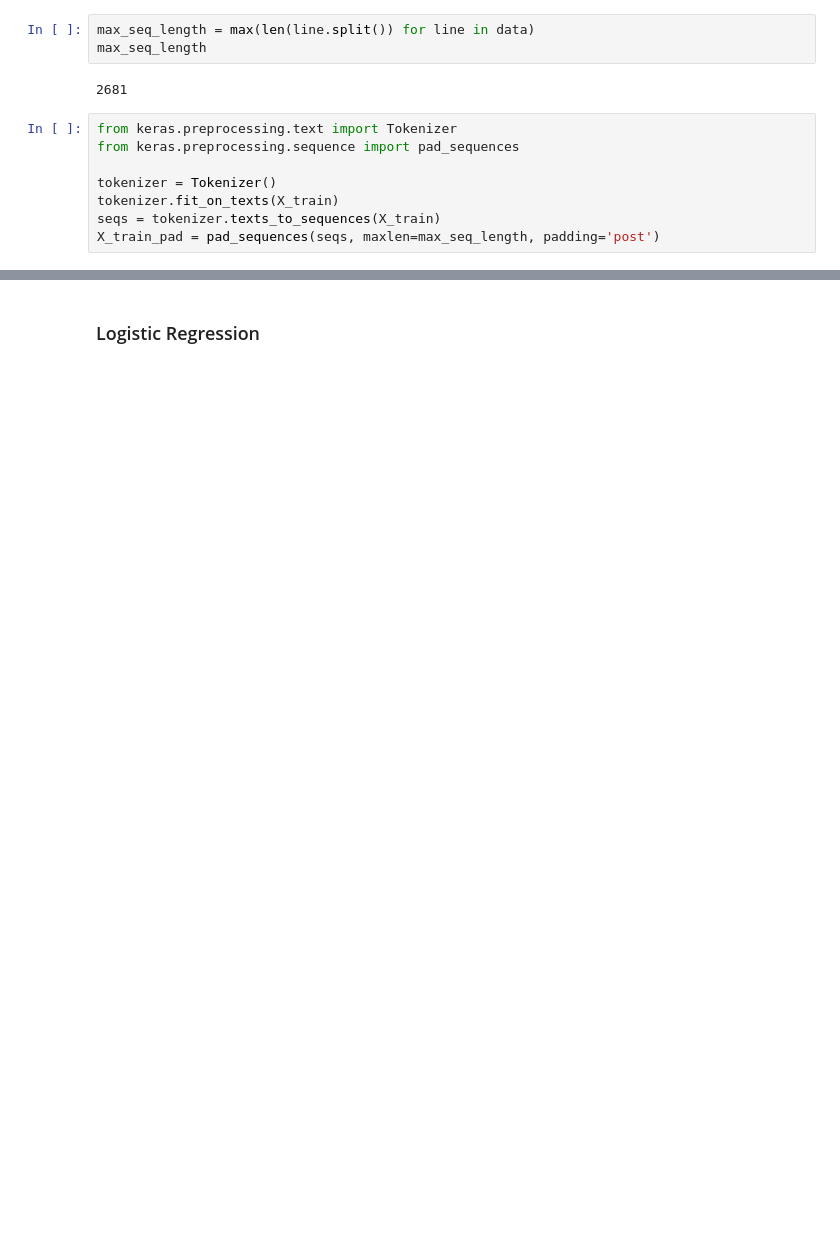
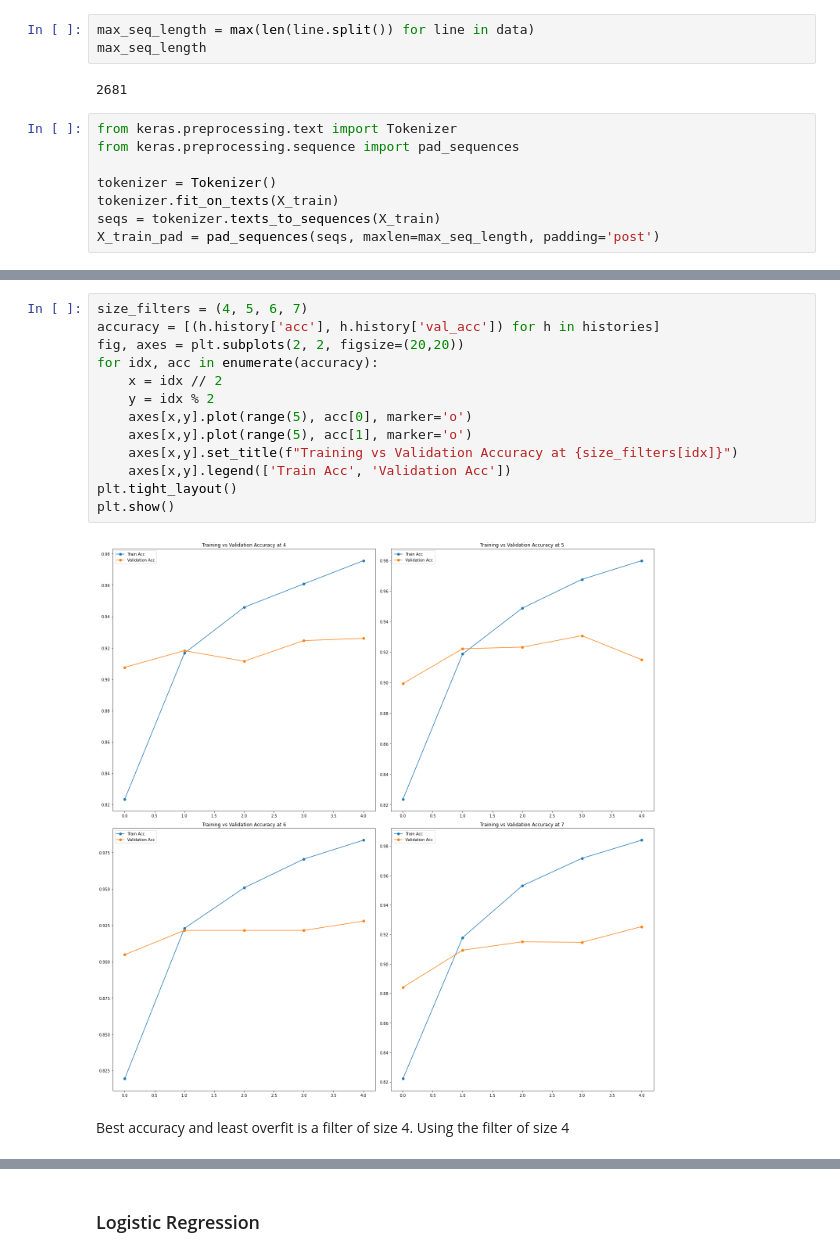
Before and after one commit to jmcrey/machine-learning, a Jupyter notebook: NLP/HW4/HW4.ipynb, the cells around one changed output, grey strips where cells are left out. Saved outputs shown, nothing was run; the diff lists cells and outputs as text; blank space fills up the shorter version.

```diff
--- a/NLP/HW4/HW4.ipynb
+++ b/NLP/HW4/HW4.ipynb
@@ -284,0 +247,17 @@ _________________________________________________________________
+# %%
+size_filters = (4, 5, 6, 7)
+accuracy = [(h.history['acc'], h.history['val_acc']) for h in histories]
+fig, axes = plt.subplots(2, 2, figsize=(20,20))
+for idx, acc in enumerate(accuracy):
+    x = idx // 2
+    y = idx % 2
+    axes[x,y].plot(range(5), acc[0], marker='o')
+    axes[x,y].plot(range(5), acc[1], marker='o')
+    axes[x,y].set_title(f"Training vs Validation Accuracy at {size_filters[idx]}")
+    axes[x,y].legend(['Train Acc', 'Validation Acc'])
+plt.tight_layout()
+plt.show()
+# %% [output]
+[figure, added]
+# %% [markdown]
+Best accuracy and least overfit is a filter of size 4. Using the filter of size 4
```
Also changed, not shown: parts of 86 cells of this notebook.
